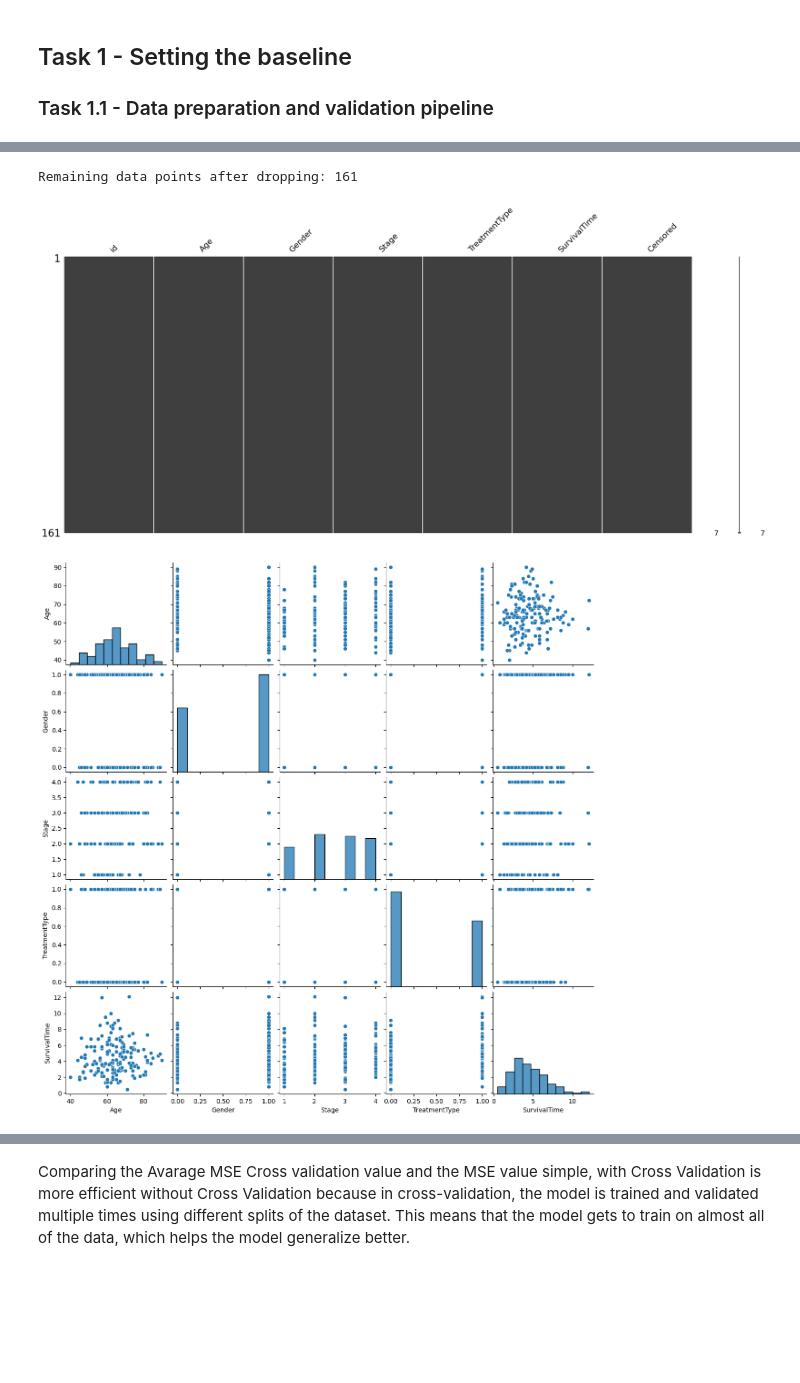
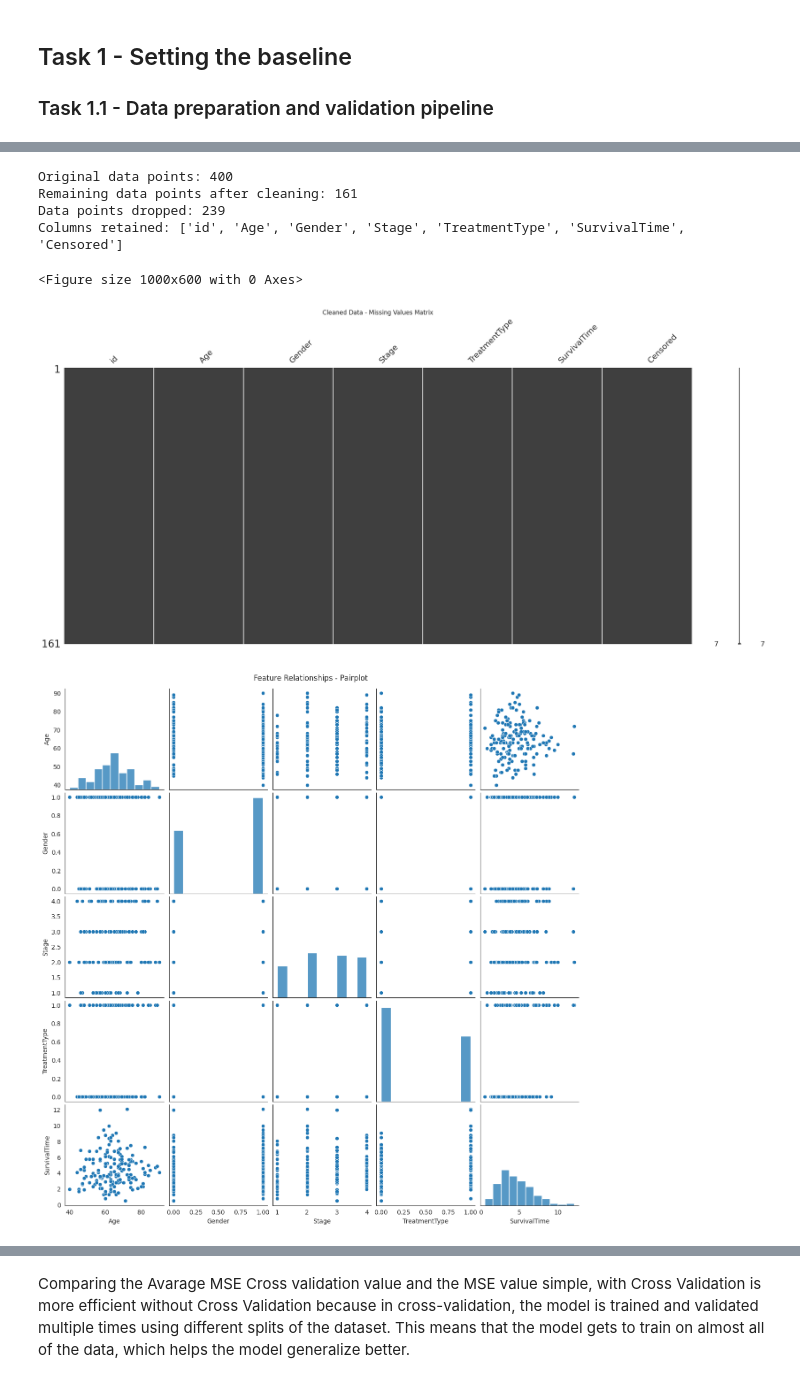
Before and after one commit to zepedrocosta/AA-Projeto2, a Jupyter notebook: Tasks.ipynb, the cells around one changed output, grey strips where cells are left out. Drawn from its saved outputs; the diff is of its cells as text; code cells hidden in the pictures; blank space fills up the shorter version.

```diff
--- a/Tasks.ipynb
+++ b/Tasks.ipynb
@@ -76,30 +139,45 @@ plt.show()
 # %%
-# Drop rows with missing 'SurvivalTime' values
-df_cleaned = df[df['SurvivalTime'].notnull()]
+# Data cleaning for baseline model
+# 1. Drop rows with missing 'SurvivalTime' values
+df_cleaned = df[df['SurvivalTime'].notnull()].copy()
 
-# Drop columns with missing data (for the baseline task 1.1)
-df_cleaned = df_cleaned.dropna(axis=1)  # Drop columns with any missing data
+# 2. Drop columns with missing data (baseline approach)
+df_cleaned = df_cleaned.dropna(axis=1)
 
-# Drop rows where 'Censored' is 1 (Censoring occurs when the exact time of an event of interest (such as death or disease recurrence) is unknown)
-df_cleaned = df_cleaned[(df_cleaned['Censored']== 0)]
+# 3. Drop censored cases (Censored == 1) for baseline
+# Censoring occurs when the exact time of an event (death/recurrence) is unknown
+df_cleaned = df_cleaned[df_cleaned['Censored'] == 0]
 
-#answering how many data points remain after dropping?
-print(f"Remaining data points after dropping: {df_cleaned.shape[0]}")
+print(f"Original data points: {df.shape[0]}")
+print(f"Remaining data points after cleaning: {df_cleaned.shape[0]}")
+print(f"Data points dropped: {df.shape[0] - df_cleaned.shape[0]}")
+print(f"Columns retained: {list(df_cleaned.columns)}")
 
-
+# Visualize cleaned data
+fig = plt.figure(figsize=(10, 6))
+fig.patch.set_facecolor('white')
 msno.matrix(df_cleaned)
+plt.title('Cleaned Data - Missing Values Matrix')
+plt.savefig('./plots/cleaned_data_matrix.png', dpi=300, bbox_inches='tight', facecolor='white')
 plt.show()
 # %% [output]
-Remaining data points after dropping: 161
+Original data points: 400
+Remaining data points after cleaning: 161
+Data points dropped: 239
+Columns retained: ['id', 'Age', 'Gender', 'Stage', 'TreatmentType', 'SurvivalTime', 'Censored']
+<Figure size 1000x600 with 0 Axes>
-[figure, old version]
+[figure, new version]
 # %%
-#scattter plots and diagonal histograms
-
-#we dont put here the Censored because its a label indicator(which is not a feature for prediction, but a flag for censoring)
-sns.pairplot(df_cleaned, vars=['Age', 'Gender', 'Stage','TreatmentType', 'SurvivalTime'])
+# Visualize feature relationships
+# Note: Censored is excluded as it's a label indicator, not a predictive feature
+feature_cols = ['Age', 'Gender', 'Stage', 'TreatmentType', 'SurvivalTime']
+g = sns.pairplot(df_cleaned, vars=feature_cols)
+g.fig.patch.set_facecolor('white')
+plt.suptitle('Feature Relationships - Pairplot', y=1.01)
+plt.savefig('./plots/feature_pairplot.png', dpi=300, bbox_inches='tight', facecolor='white')
 plt.show()
 # %% [output]
-[figure, old version]
+[figure, new version]
 # %%
 # Define the feature matrix (X) and target vector (y)
 X = df_cleaned.drop(['SurvivalTime', 'Censored','id'], axis=1)  # Drop target and censoring indicator
```
Also changed, not shown: parts of 21 cells of this notebook, 10 other files.
